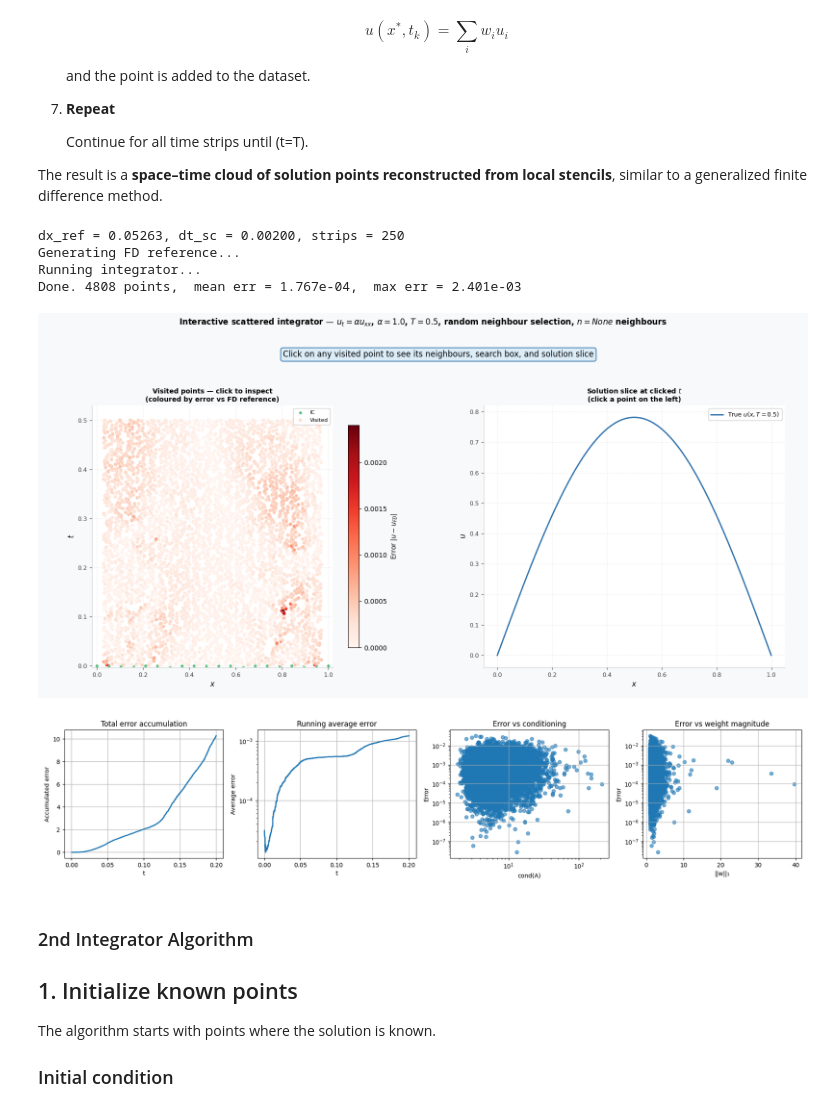
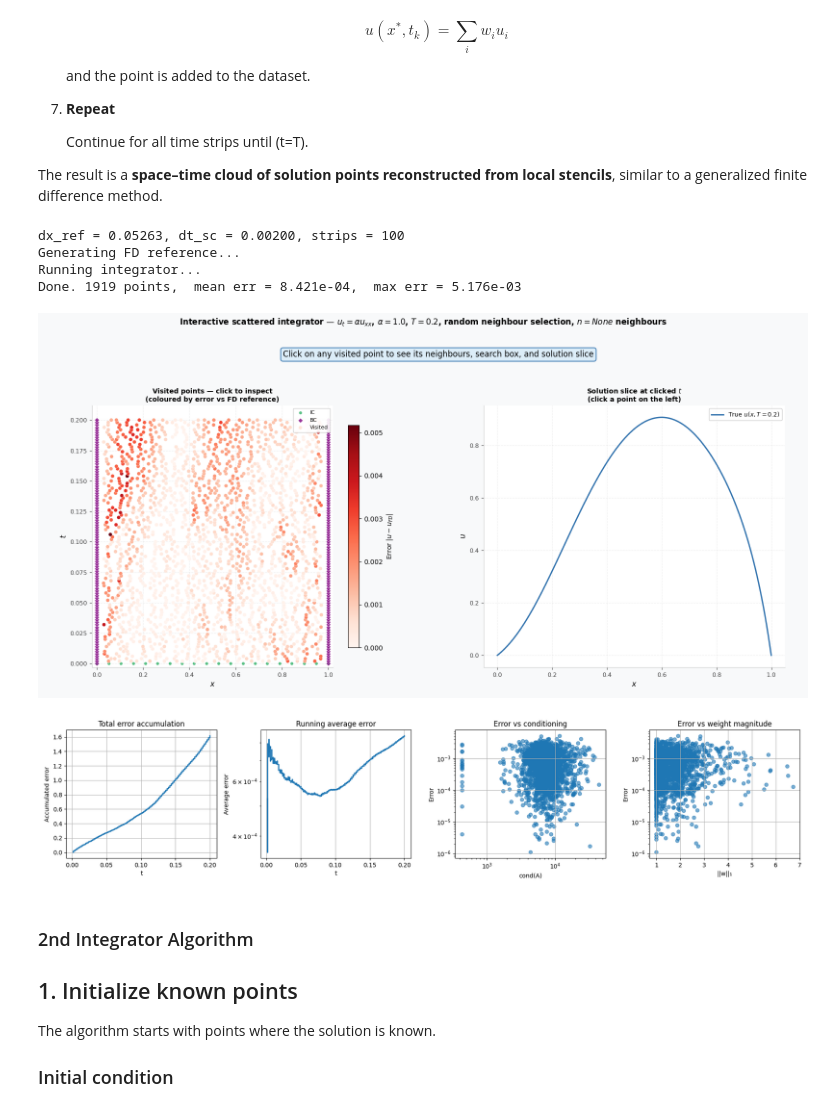
Before and after one commit to atayyar1/RL-For-PDEs, a Jupyter notebook: Taylor linear predictor/3. Rollout using GFDM.ipynb, the cells around one changed output. Drawn from its saved outputs; the diff is of its cells as text; code cells hidden in the pictures.

```diff
--- a/Taylor linear predictor/3. Rollout using GFDM.ipynb
+++ b/Taylor linear predictor/3. Rollout using GFDM.ipynb
@@ -50,15 +50,15 @@
 The result is a **space–time cloud of solution points reconstructed from local stencils**, similar to a generalized finite difference method.
 # %%
 import numpy as np
-np.random.seed(42)
 
 # ─────────────────────────────────────────────
 # Parameters
 # ─────────────────────────────────────────────
 alpha    = 0.05
-T        = 0.5
+c        = 0.5           # advection speed
+T        = 0.2
 nx_sc    = 20          # points per strip
-n_exact  =     5       # neighbours to use
+n_exact  = 5       # neighbours to use
 box_x0   = 0.15        # initial box half-width in x
 box_t0   = 0.01        # initial box look-back in t
 box_xmax = 0.5
@@ -76,7 +76,20 @@ print(f"dx_ref = {dx_ref:.5f}, dt_sc = {dt_sc:.5f}, strips = {len(t_strips)-1}")
 # True solution and FD reference
 # ─────────────────────────────────────────────
 def u_true(x, t):
-    return np.exp(-alpha * np.pi**2 * t) * np.sin(np.pi * x)
+    # Exact solution of u_t + c*u_x = alpha*u_xx, IC sin(pi*x), Dirichlet BCs
+    # via transformation u = exp(k*x - k^2*alpha*t) * v, k = c/(2*alpha)
+    # v solves pure diffusion with IC exp(-k*x)*sin(pi*x)
+    k = c / (2.0 * alpha)
+    def f(p):
+        if p == 0:
+            return (1.0 - np.exp(-k)) / k if k > 1e-10 else 1.0
+        return k * (1.0 - (-1)**p * np.exp(-k)) / (k**2 + (p * np.pi)**2)
+    x_arr = np.asarray(x, dtype=float)
+    v = np.zeros_like(x_arr)
+    for n in range(1, 31):
+        v += (f(n-1) - f(n+1)) * np.exp(-alpha*(n*np.pi)**2*t) * np.sin(n*np.pi*x_arr)
+    result = np.exp(k*x_arr - k**2*alpha*t) * v
+    return float(result) if np.ndim(x) == 0 else result
 
 def generate_fd_reference(nx=200, dt=1e-4):
     x = np.linspace(0, 1, nx)
@@ -92,14 +105,15 @@ def generate_fd_reference(nx=200, dt=1e-4):
     U[0] = u_true(x, 0)
     for k in range(nt-1):
 
-        # interior (4th order)
+        # interior (4th order diffusion + 2nd order advection)
         U[k+1,2:-2] = (
             U[k,2:-2] + lam/12 * (-U[k,4:]+ 16*U[k,3:-1] - 30*U[k,2:-2] + 16*U[k,1:-3] - U[k,:-4] )
+            - c*dt/(2*dx) * (U[k,3:-1] - U[k,1:-3])
         )
 
         # near boundaries (2nd order)
-        U[k+1,1] = U[k,1] + lam*(U[k,2] - 2*U[k,1] + U[k,0])
-        U[k+1,-2] = U[k,-2] + lam*(U[k,-1] - 2*U[k,-2] + U[k,-3])
+        U[k+1,1] = U[k,1] + lam*(U[k,2] - 2*U[k,1] + U[k,0]) - c*dt/(2*dx)*(U[k,2] - U[k,0])
+        U[k+1,-2] = U[k,-2] + lam*(U[k,-1] - 2*U[k,-2] + U[k,-3]) - c*dt/(2*dx)*(U[k,-1] - U[k,-3])
 
         # Dirichlet BCs
         U[k+1,0] = 0
@@ -128,11 +142,12 @@ def solve_weights(dx_i, dt_i):
 
     lam = alpha * tau / h**2
     A = np.array([
-        np.ones(len(dx_i)),                # constant
-        dx_i,                              # first spatial derivative
-        0.5 * dx_i**2 + alpha * dt_i       # diffusion (PDE constraint)
+        np.ones(len(dx_i)),
+        dx_i - c*dt_i,
+        0.5*dx_i**2 + alpha*dt_i,
+
     ])
-    b = np.array([1.0,  0.0, 0.0])
+    b = np.array([1.0, 0.0, 0.0])
 
 
     cond = np.linalg.cond(A)
@@ -208,44 +223,49 @@ print(
     f"mean err = {np.mean([p['err'] for p in point_data]):.3e},  "
     f"max err = {np.max([p['err'] for p in point_data]):.3e}"
 )
 px   = np.array([p['x'] for p in point_data])
 pt   = np.array([p['t'] for p in point_data])
 pu   = np.array([p['u'] for p in point_data])
 perr = np.array([p['err'] for p in point_data])
 
 # diagnostic arrays
 cond_vals = np.array([p['cond'] for p in point_data])
 w1_vals   = np.array([p['w1'] for p in point_data])
 
 true_vals = np.array([u_true(p['x'], p['t']) for p in point_data])
 ic_x = x_ic
 ic_t = np.zeros(len(ic_x))
 
 %matplotlib widget
 from ipywidgets import interactive, widgets
+#------------------------------------------------------------------------
 from Plots.interactive_plot import interactive_plot
+bc_x = np.array([p[0] for p in visited if p[0] in [0.0,1.0]])
+bc_t = np.array([p[1] for p in visited if p[0] in [0.0,1.0]])
 interactive_plot(
     point_data,
     visited,
     u_true,
     fd_interp,
     T,
     dt_sc,
-    ic_x, ic_t,
-
+    ic_x,
+    ic_t,
+    bc_x,
+    bc_t
 )
 # %% [output]
-dx_ref = 0.05263, dt_sc = 0.00200, strips = 250
+dx_ref = 0.05263, dt_sc = 0.00200, strips = 100
 Generating FD reference...
 Running integrator...
-Done. 4808 points,  mean err = 1.767e-04,  max err = 2.401e-03
+Done. 1919 points,  mean err = 8.421e-04,  max err = 5.176e-03
-[figure, old version]
+[figure, new version]
 # %%
 from Plots.error_analysis import error_analysis
 
 error_analysis(point_data)
 # %% [output]
-[figure, old version]
+[figure, new version]
 # %% [markdown]
 ### 2nd Integrator Algorithm
 
```
Also changed, not shown: parts of 10 cells of this notebook.
